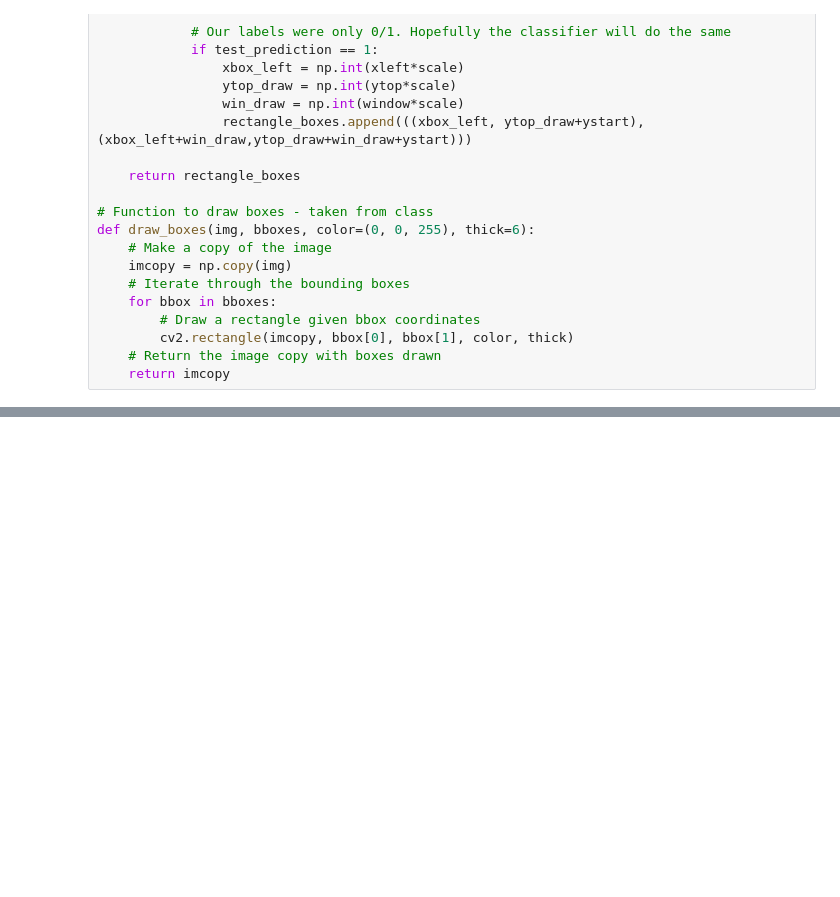
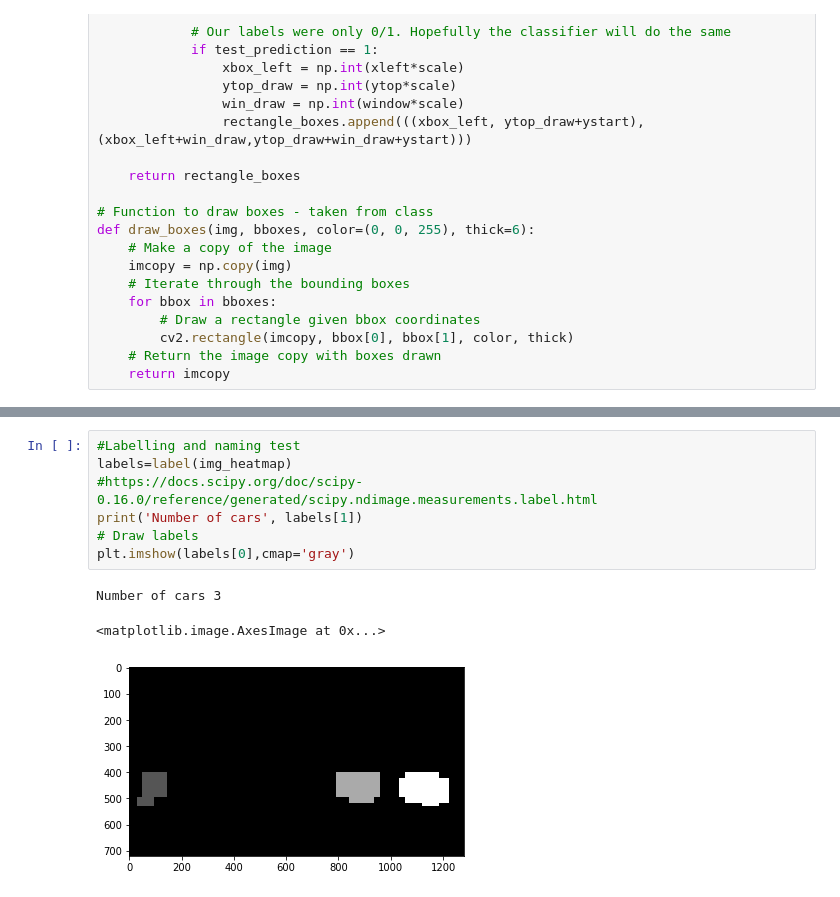
Before and after one commit to gr8manbir/Manbir_den, a Jupyter notebook: Self_Driving_Car/CarND-Vehicle-Detection/VehicleDetecion.ipynb, the cells around one changed output, grey strips where cells are left out. Cells and saved outputs as stored; diff of their text form; blank space fills up the shorter version.

```diff
--- a/Self_Driving_Car/CarND-Vehicle-Detection/VehicleDetecion.ipynb
+++ b/Self_Driving_Car/CarND-Vehicle-Detection/VehicleDetecion.ipynb
@@ -480,0 +529,11 @@ C:\ProgramData\Anaconda3\envs\carnd-term1\lib\site-packages\skimage\feature\_hog
+# %%
+#Labelling and naming test
+labels=label(img_heatmap)
+#https://docs.scipy.org/doc/scipy-0.16.0/reference/generated/scipy.ndimage.measurements.label.html
+print('Number of cars', labels[1])
+# Draw labels
+plt.imshow(labels[0],cmap='gray')
+# %% [output]
+Number of cars 3
+<matplotlib.image.AxesImage at 0x...>
+[figure, added]
```
Also changed, not shown: parts of 6 cells of this notebook.
